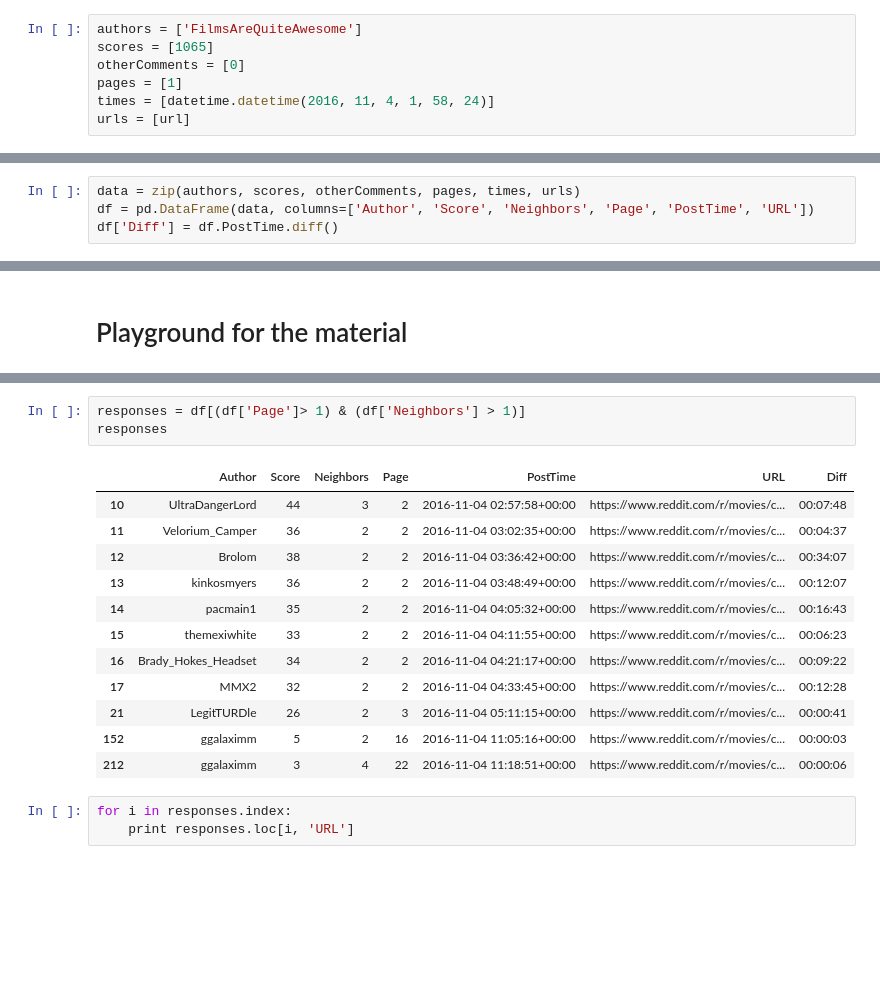
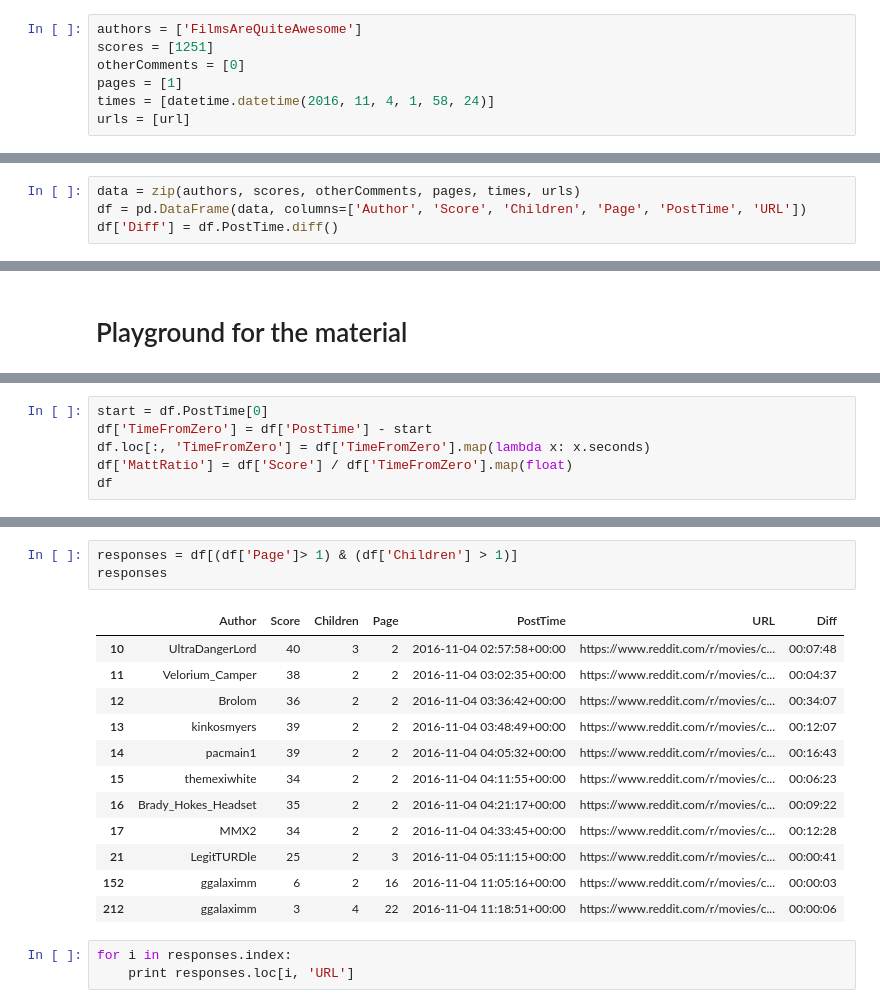
Before and after one commit to NapsterInBlue/redditDrStrange, a Jupyter notebook: Bargain.ipynb, the cells around one changed output, grey strips where cells are left out. Saved outputs shown, nothing was run; the diff lists cells and outputs as text; blank space fills up the shorter version.

```diff
--- a/Bargain.ipynb
+++ b/Bargain.ipynb
@@ -94,7 +93,7 @@ bargains = ('"Dormammu, I\'ve come to bargain"\n', '"Dormammu, I\'ve come to bar
 url = r'https://www.reddit.com/r/movies/comments/5b0zni/official_discussion_doctor_strange_spoilers/d9kwuke/'
 # %%
 authors = ['FilmsAreQuiteAwesome']
-scores = [1065]
+scores = [1251]
 otherComments = [0]
 pages = [1]
 times = [datetime.datetime(2016, 11, 4, 1, 58, 24)]
@@ -162,5 +162,5 @@ Done
 # Build out the dataframe for the analysis
 # %%
 data = zip(authors, scores, otherComments, pages, times, urls)
-df = pd.DataFrame(data, columns=['Author', 'Score', 'Neighbors', 'Page', 'PostTime', 'URL'])
+df = pd.DataFrame(data, columns=['Author', 'Score', 'Children', 'Page', 'PostTime', 'URL'])
 df['Diff'] = df.PostTime.diff()
@@ -205,0 +232,6 @@ plt.plot(df.Score.loc[10:])
+# %%
+start = df.PostTime[0]
+df['TimeFromZero'] = df['PostTime'] - start
+df.loc[:, 'TimeFromZero'] = df['TimeFromZero'].map(lambda x: x.seconds)
+df['MattRatio'] = df['Score'] / df['TimeFromZero'].map(float)
+df
@@ -206,18 +286,18 @@ plt.plot(df.Score.loc[10:])
 # %%
-responses = df[(df['Page']> 1) & (df['Neighbors'] > 1)]
+responses = df[(df['Page']> 1) & (df['Children'] > 1)]
 responses
 # %% [output]
-|  | Author | Score | Neighbors | Page | PostTime | URL | Diff |
-| 10 | UltraDangerLord | 44 | 3 | 2 | 2016-11-04 02:57:58+00:00 | https://www.reddit.com/r/movies/c... | 00:07:48 |
-| 11 | Velorium_Camper | 36 | 2 | 2 | 2016-11-04 03:02:35+00:00 | https://www.reddit.com/r/movies/c... | 00:04:37 |
-| 12 | Brolom | 38 | 2 | 2 | 2016-11-04 03:36:42+00:00 | https://www.reddit.com/r/movies/c... | 00:34:07 |
-| 13 | kinkosmyers | 36 | 2 | 2 | 2016-11-04 03:48:49+00:00 | https://www.reddit.com/r/movies/c... | 00:12:07 |
-| 14 | pacmain1 | 35 | 2 | 2 | 2016-11-04 04:05:32+00:00 | https://www.reddit.com/r/movies/c... | 00:16:43 |
-| 15 | themexiwhite | 33 | 2 | 2 | 2016-11-04 04:11:55+00:00 | https://www.reddit.com/r/movies/c... | 00:06:23 |
-| 16 | Brady_Hokes_Headset | 34 | 2 | 2 | 2016-11-04 04:21:17+00:00 | https://www.reddit.com/r/movies/c... | 00:09:22 |
-| 17 | MMX2 | 32 | 2 | 2 | 2016-11-04 04:33:45+00:00 | https://www.reddit.com/r/movies/c... | 00:12:28 |
-| 21 | LegitTURDle | 26 | 2 | 3 | 2016-11-04 05:11:15+00:00 | https://www.reddit.com/r/movies/c... | 00:00:41 |
-| 152 | ggalaximm | 5 | 2 | 16 | 2016-11-04 11:05:16+00:00 | https://www.reddit.com/r/movies/c... | 00:00:03 |
+|  | Author | Score | Children | Page | PostTime | URL | Diff |
+| 10 | UltraDangerLord | 40 | 3 | 2 | 2016-11-04 02:57:58+00:00 | https://www.reddit.com/r/movies/c... | 00:07:48 |
+| 11 | Velorium_Camper | 38 | 2 | 2 | 2016-11-04 03:02:35+00:00 | https://www.reddit.com/r/movies/c... | 00:04:37 |
+| 12 | Brolom | 36 | 2 | 2 | 2016-11-04 03:36:42+00:00 | https://www.reddit.com/r/movies/c... | 00:34:07 |
+| 13 | kinkosmyers | 39 | 2 | 2 | 2016-11-04 03:48:49+00:00 | https://www.reddit.com/r/movies/c... | 00:12:07 |
+| 14 | pacmain1 | 39 | 2 | 2 | 2016-11-04 04:05:32+00:00 | https://www.reddit.com/r/movies/c... | 00:16:43 |
+| 15 | themexiwhite | 34 | 2 | 2 | 2016-11-04 04:11:55+00:00 | https://www.reddit.com/r/movies/c... | 00:06:23 |
+| 16 | Brady_Hokes_Headset | 35 | 2 | 2 | 2016-11-04 04:21:17+00:00 | https://www.reddit.com/r/movies/c... | 00:09:22 |
+| 17 | MMX2 | 34 | 2 | 2 | 2016-11-04 04:33:45+00:00 | https://www.reddit.com/r/movies/c... | 00:12:28 |
+| 21 | LegitTURDle | 25 | 2 | 3 | 2016-11-04 05:11:15+00:00 | https://www.reddit.com/r/movies/c... | 00:00:41 |
+| 152 | ggalaximm | 6 | 2 | 16 | 2016-11-04 11:05:16+00:00 | https://www.reddit.com/r/movies/c... | 00:00:03 |
 | 212 | ggalaximm | 3 | 4 | 22 | 2016-11-04 11:18:51+00:00 | https://www.reddit.com/r/movies/c... | 00:00:06 |
 # %%
 for i in responses.index:
```
Also changed, not shown: parts of 16 cells of this notebook.
